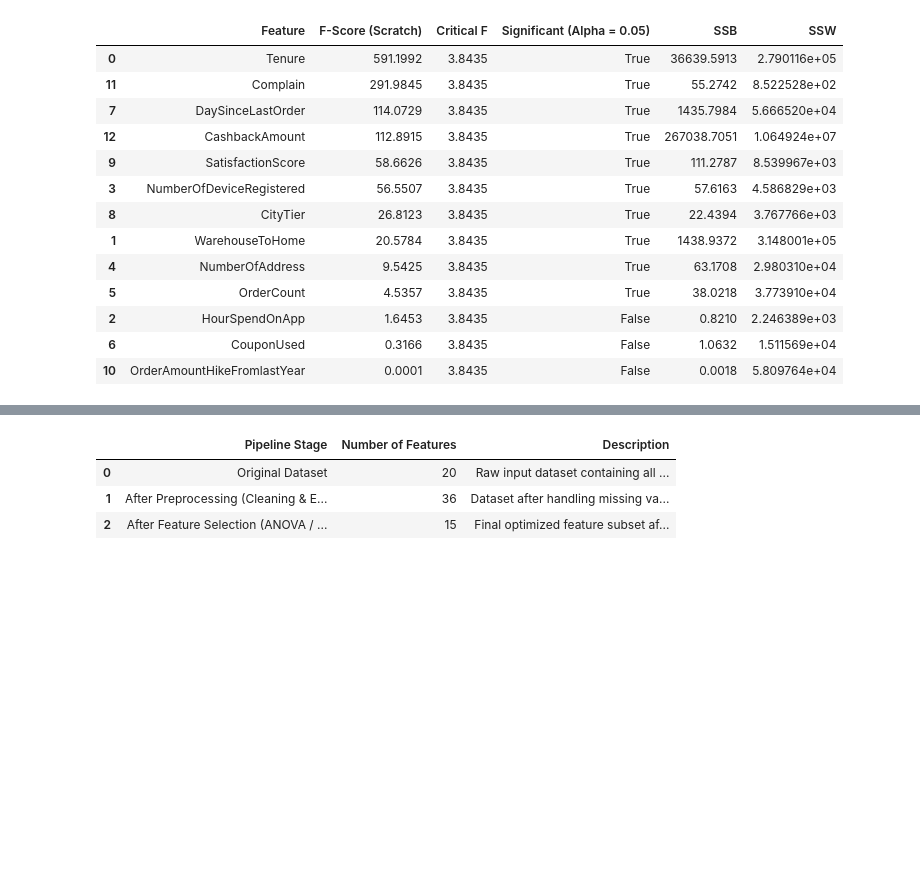
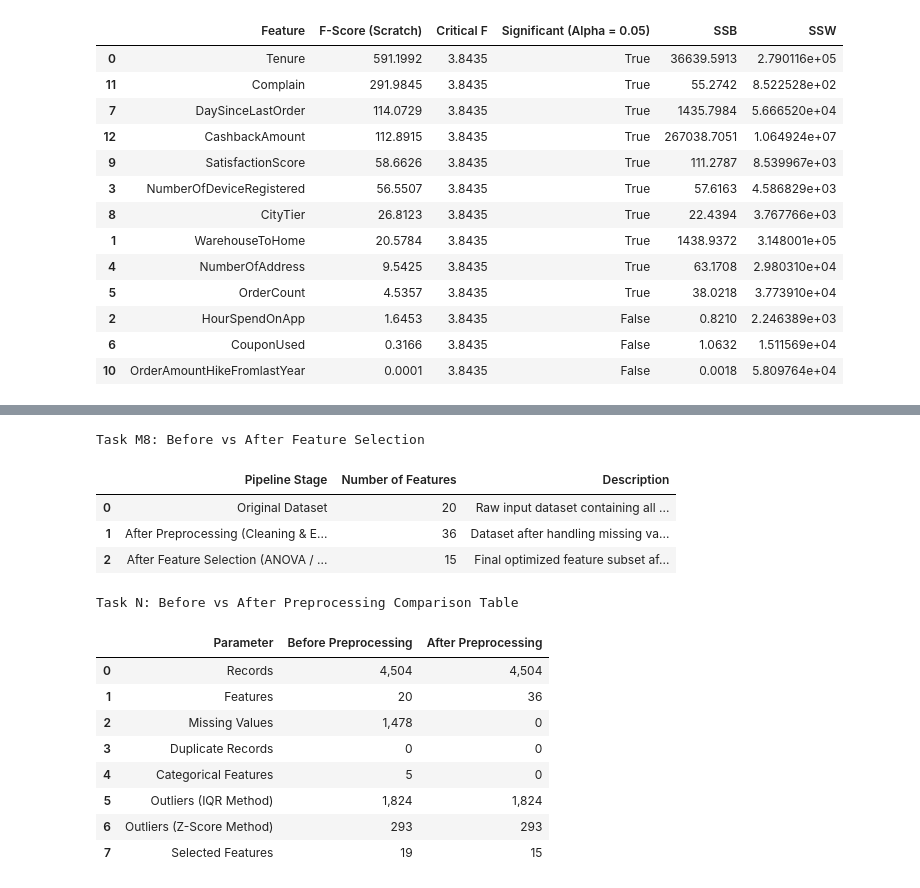
Before and after one commit to DrishtiNigam1928/CUSTOMER_CHURN, a Jupyter notebook: notebooks/main_analysis.ipynb, the cells around one changed output, grey strips where cells are left out. Saved outputs shown, nothing was run; the diff lists cells and outputs as text; code cells hidden in the pictures; blank space fills up the shorter version.

Commit message:
Task N done and minor changes

```diff
--- a/notebooks/main_analysis.ipynb
+++ b/notebooks/main_analysis.ipynb
@@ -2052,8 +2059,11 @@ before_vs_after_feature_selection = [
 ]
 after_vs_before_table = pd.DataFrame(before_vs_after_feature_selection)
 pd.set_option('display.max_colwidth', None)
+
+print("Task M8: Before vs After Feature Selection")
 display(after_vs_before_table)
 # %% [output]
+Task M8: Before vs After Feature Selection
 |  | Pipeline Stage | Number of Features | Description |
 | 0 | Original Dataset | 20 | Raw input dataset containing all ... |
 | 1 | After Preprocessing (Cleaning & E... | 36 | Dataset after handling missing va... |
@@ -2069,0 +2071,64 @@ display(after_vs_before_table)
+# %%
+# Task N: Before vs After Preprocessing Comparison Table
+
+import pandas as pd
+
+preprocessing_exact_data = [
+    {
+        "Parameter": "Records",
+        "Before Preprocessing": "4,504",
+        "After Preprocessing": "4,504"
+    },
+    {
+        "Parameter": "Features",
+        "Before Preprocessing": "20",
+        "After Preprocessing": "36"
+    },
+    {
+        "Parameter": "Missing Values",
+        "Before Preprocessing": "1,478",
+        "After Preprocessing": "0"
+    },
+    {
+        "Parameter": "Duplicate Records",
+        "Before Preprocessing": "0",
+        "After Preprocessing": "0"
+    },
+    {
+        "Parameter": "Categorical Features",
+        "Before Preprocessing": "5",
+        "After Preprocessing": "0"
+    },
+    {
+        "Parameter": "Outliers (IQR Method)",
+        "Before Preprocessing": "1,824",
+        "After Preprocessing": "1,824"
+    },
+    {
+        "Parameter": "Outliers (Z-Score Method)",
+        "Before Preprocessing": "293",
+        "After Preprocessing": "293"
+    },
+    {
+        "Parameter": "Selected Features",
+        "Before Preprocessing": "19",
+        "After Preprocessing": "15"
+    }
+]
+
+pd.set_option('display.max_colwidth', None)
+df_preprocessing_exact = pd.DataFrame(preprocessing_exact_data)
+
+print("Task N: Before vs After Preprocessing Comparison Table")
+display(df_preprocessing_exact)
+# %% [output]
+Task N: Before vs After Preprocessing Comparison Table
+|  | Parameter | Before Preprocessing | After Preprocessing |
+| 0 | Records | 4,504 | 4,504 |
+| 1 | Features | 20 | 36 |
+| 2 | Missing Values | 1,478 | 0 |
+| 3 | Duplicate Records | 0 | 0 |
+| 4 | Categorical Features | 5 | 0 |
+| 5 | Outliers (IQR Method) | 1,824 | 1,824 |
+| 6 | Outliers (Z-Score Method) | 293 | 293 |
+| 7 | Selected Features | 19 | 15 |
```
Also changed, not shown: parts of 6 cells of this notebook.
